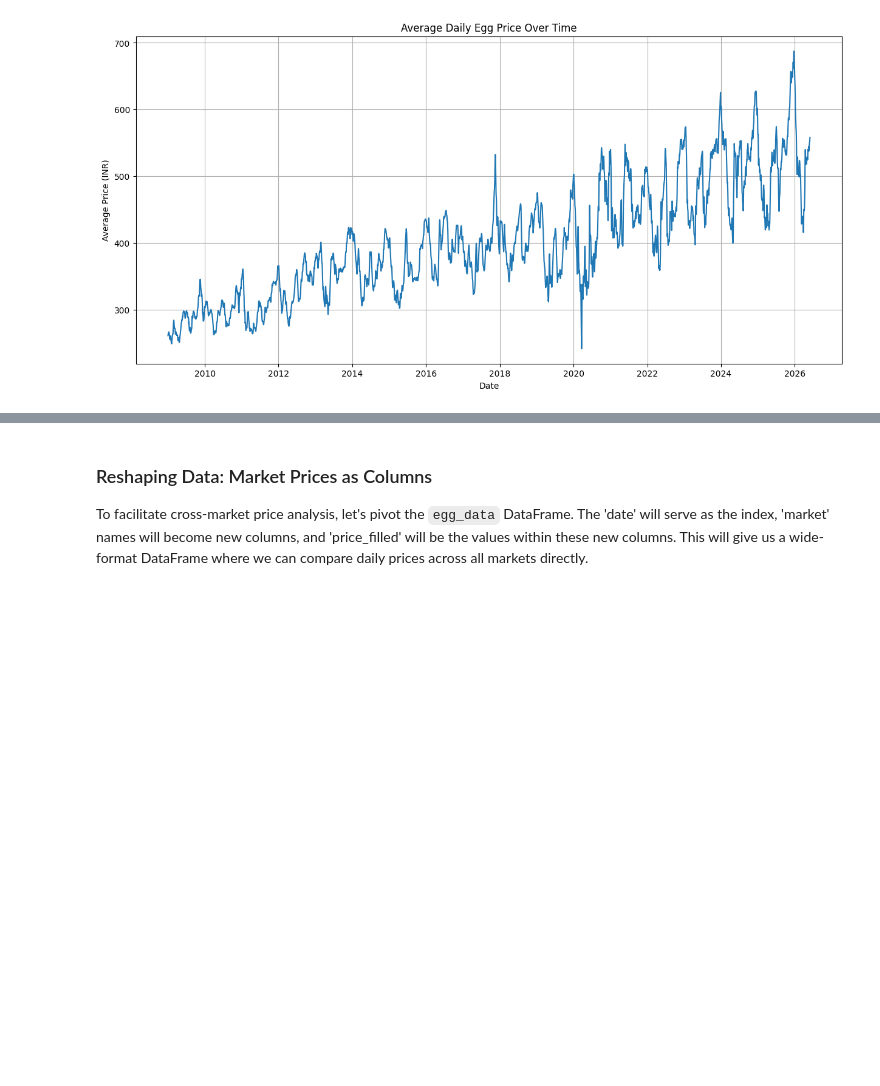
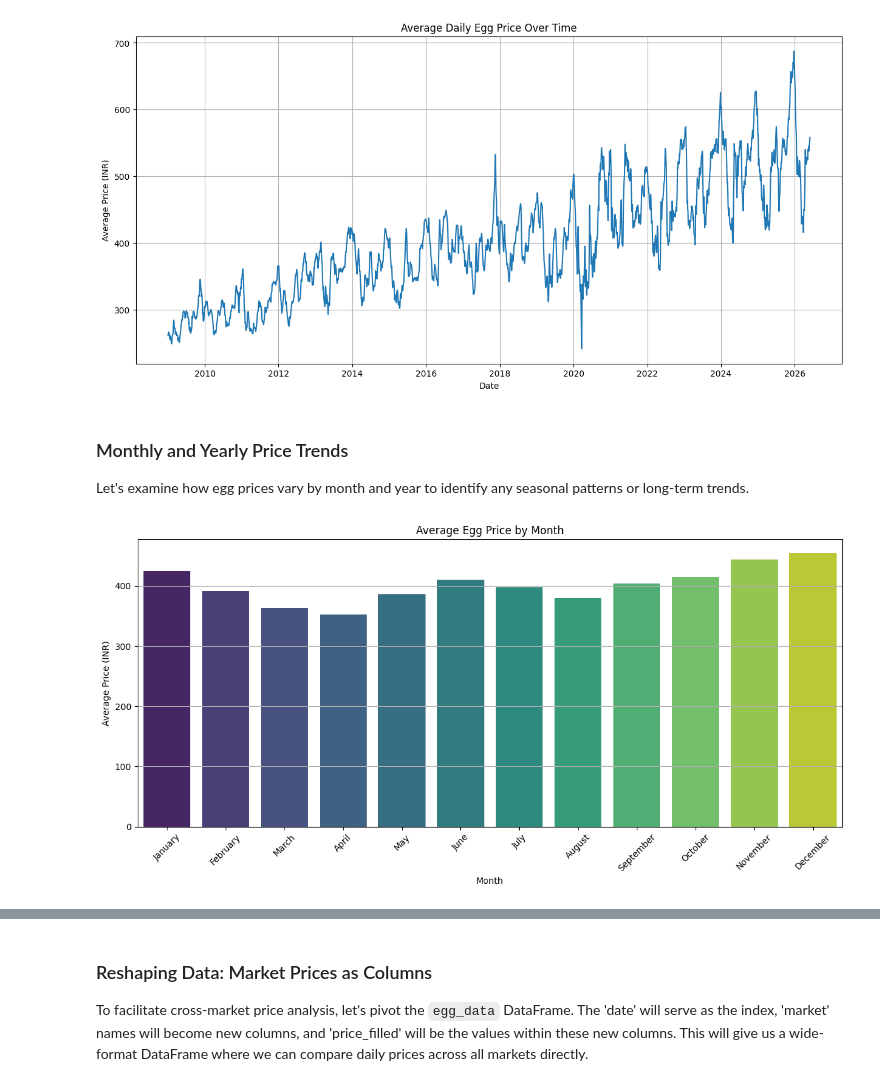
Before and after one commit to shivansh2310/The-Egg-Project, a Jupyter notebook: Egg_data_analysis.ipynb, the cells around one changed output, grey strips where cells are left out. Drawn from its saved outputs; the diff is of its cells as text; code cells hidden in the pictures; blank space fills up the shorter version.

```diff
--- a/Egg_data_analysis.ipynb
+++ b/Egg_data_analysis.ipynb
@@ -127,3 +127,25 @@ plt.grid(True)
 plt.show()
 # %% [output]
 [figure]
+# %% [markdown]
+### Monthly and Yearly Price Trends
+
+Let's examine how egg prices vary by month and year to identify any seasonal patterns or long-term trends.
+# %%
+egg_data['month_name'] = egg_data['date'].dt.month_name()
+monthly_avg_price = egg_data.groupby('month_name')['price_filled'].mean().reindex([
+    'January', 'February', 'March', 'April', 'May', 'June',
+    'July', 'August', 'September', 'October', 'November', 'December'
+]).reset_index()
+
+plt.figure(figsize=(12, 6))
+sns.barplot(x='month_name', y='price_filled', data=monthly_avg_price, palette='viridis')
+plt.title('Average Egg Price by Month')
+plt.xlabel('Month')
+plt.ylabel('Average Price (INR)')
+plt.xticks(rotation=45)
+plt.grid(axis='y')
+plt.tight_layout()
+plt.show()
+# %% [output]
+[figure, added]
```
Also changed, not shown: parts of 9 cells of this notebook.
